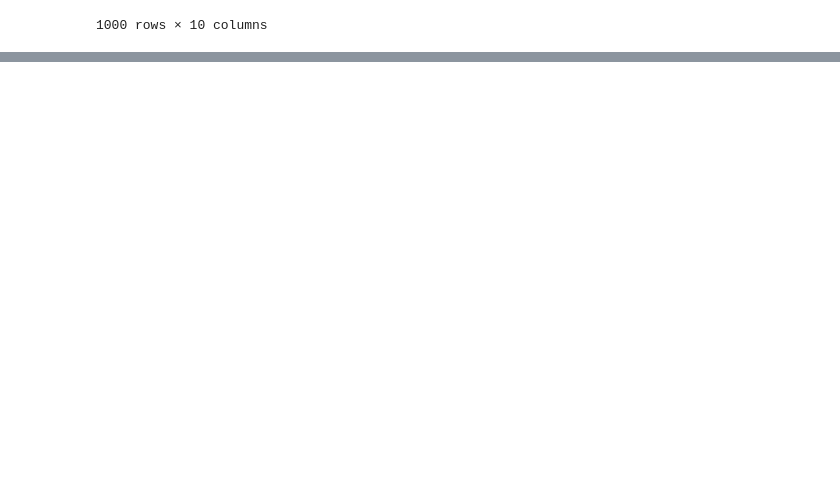
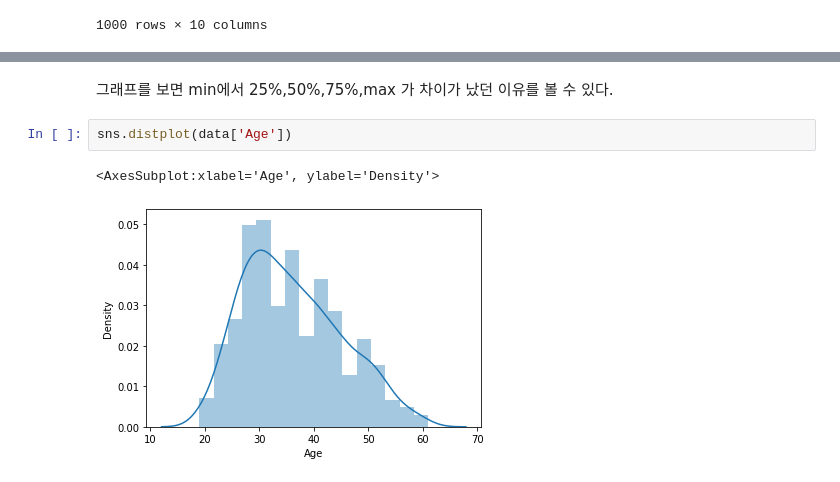
Before and after one commit to jaeyoon89/fastcampus_study, a Jupyter notebook: ch.03_Advertising_Response_Rate_pred.ipynb, the cells around one changed output, grey strips where cells are left out. Saved outputs shown, nothing was run; the diff lists cells and outputs as text; blank space fills up the shorter version.

```diff
--- a/ch.03_Advertising_Response_Rate_pred.ipynb
+++ b/ch.03_Advertising_Response_Rate_pred.ipynb
@@ -60,0 +106,7 @@ Clicked on Ad가 이번에 예측할 컬럼이다.
+# %% [markdown]
+그래프를 보면 min에서 25%,50%,75%,max 가 차이가 났던 이유를 볼 수 있다.
+# %%
+sns.distplot(data['Age'])
+# %% [output]
+<AxesSubplot:xlabel='Age', ylabel='Density'>
+[figure, added]
```
Also changed, not shown: parts of 9 cells of this notebook.
